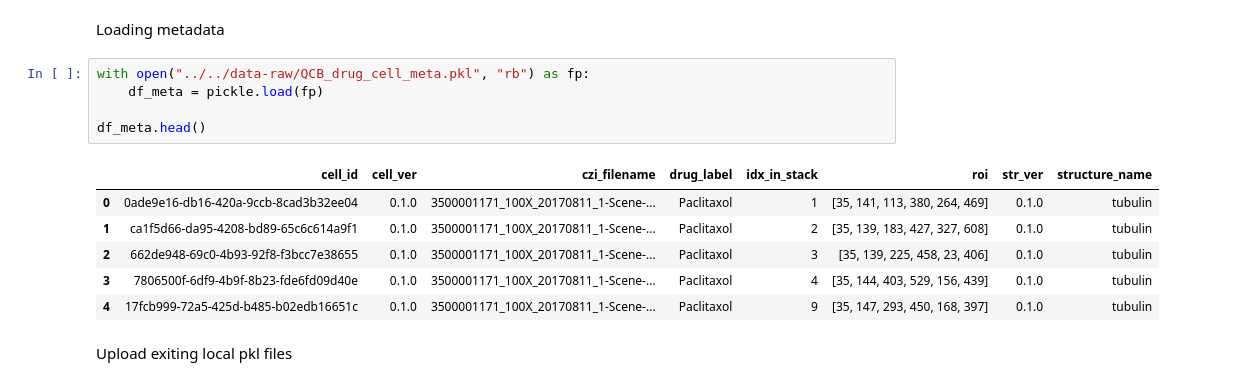
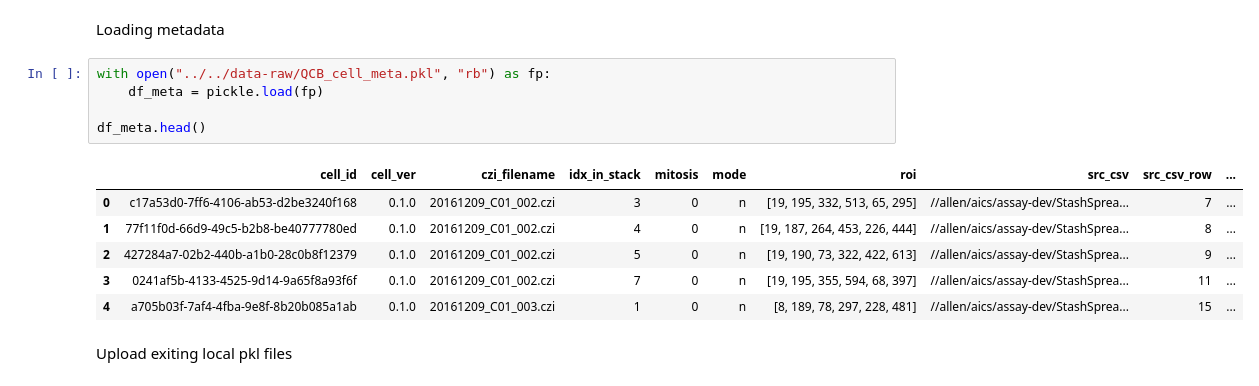
Before and after one commit to AllenInstitute/qcb-analysis, a Jupyter notebook: data-scripts/misc/upload_ds.ipynb, the cells around one changed output. Drawn from its saved outputs; the diff is of its cells as text.

```diff
--- a/data-scripts/misc/upload_ds.ipynb
+++ b/data-scripts/misc/upload_ds.ipynb
@@ -16,17 +16,17 @@ prod = dsdb.DatasetDatabase(config="/allen/aics/assay-dev/Analysis/QCB_database/
 # %% [markdown]
 Loading metadata
 # %%
-with open("../../data-raw/QCB_drug_cell_meta.pkl", "rb") as fp:
+with open("../../data-raw/QCB_cell_meta.pkl", "rb") as fp:
     df_meta = pickle.load(fp)
 
 df_meta.head()
 # %% [output]
-|  | cell_id | cell_ver | czi_filename | drug_label | idx_in_stack | roi | str_ver | structure_name |
-| 0 | 0ade9e16-db16-420a-9ccb-8cad3b32ee04 | 0.1.0 | 3500001171_100X_20170811_1-Scene-... | Paclitaxol | 1 | [35, 141, 113, 380, 264, 469] | 0.1.0 | tubulin |
-| 1 | ca1f5d66-da95-4208-bd89-65c6c614a9f1 | 0.1.0 | 3500001171_100X_20170811_1-Scene-... | Paclitaxol | 2 | [35, 139, 183, 427, 327, 608] | 0.1.0 | tubulin |
-| 2 | 662de948-69c0-4b93-92f8-f3bcc7e38655 | 0.1.0 | 3500001171_100X_20170811_1-Scene-... | Paclitaxol | 3 | [35, 139, 225, 458, 23, 406] | 0.1.0 | tubulin |
-| 3 | 7806500f-6df9-4b9f-8b23-fde6fd09d40e | 0.1.0 | 3500001171_100X_20170811_1-Scene-... | Paclitaxol | 4 | [35, 144, 403, 529, 156, 439] | 0.1.0 | tubulin |
-| 4 | 17fcb999-72a5-425d-b485-b02edb16651c | 0.1.0 | 3500001171_100X_20170811_1-Scene-... | Paclitaxol | 9 | [35, 147, 293, 450, 168, 397] | 0.1.0 | tubulin |
+|  | cell_id | cell_ver | czi_filename | idx_in_stack | mitosis | mode | roi | src_csv | src_csv_row | ... |
+| 0 | c17a53d0-7ff6-4106-ab53-d2be3240f168 | 0.1.0 | 20161209_C01_002.czi | 3 | 0 | n | [19, 195, 332, 513, 65, 295] | //allen/aics/assay-dev/StashSprea... | 7 | ... |
+| 1 | 77f11f0d-66d9-49c5-b2b8-be40777780ed | 0.1.0 | 20161209_C01_002.czi | 4 | 0 | n | [19, 187, 264, 453, 226, 444] | //allen/aics/assay-dev/StashSprea... | 8 | ... |
+| 2 | 427284a7-02b2-440b-a1b0-28c0b8f12379 | 0.1.0 | 20161209_C01_002.czi | 5 | 0 | n | [19, 190, 73, 322, 422, 613] | //allen/aics/assay-dev/StashSprea... | 9 | ... |
+| 3 | 0241af5b-4133-4525-9d14-9a65f8a93f6f | 0.1.0 | 20161209_C01_002.czi | 7 | 0 | n | [19, 195, 355, 594, 68, 397] | //allen/aics/assay-dev/StashSprea... | 11 | ... |
+| 4 | a705b03f-7af4-4fba-9e8f-8b20b085a1ab | 0.1.0 | 20161209_C01_003.czi | 1 | 0 | n | [8, 189, 78, 297, 228, 481] | //allen/aics/assay-dev/StashSprea... | 15 | ... |
 # %% [markdown]
 Upload exiting local pkl files
 # %%
```
Also changed, not shown: parts of 2 cells of this notebook, 7 other files.
